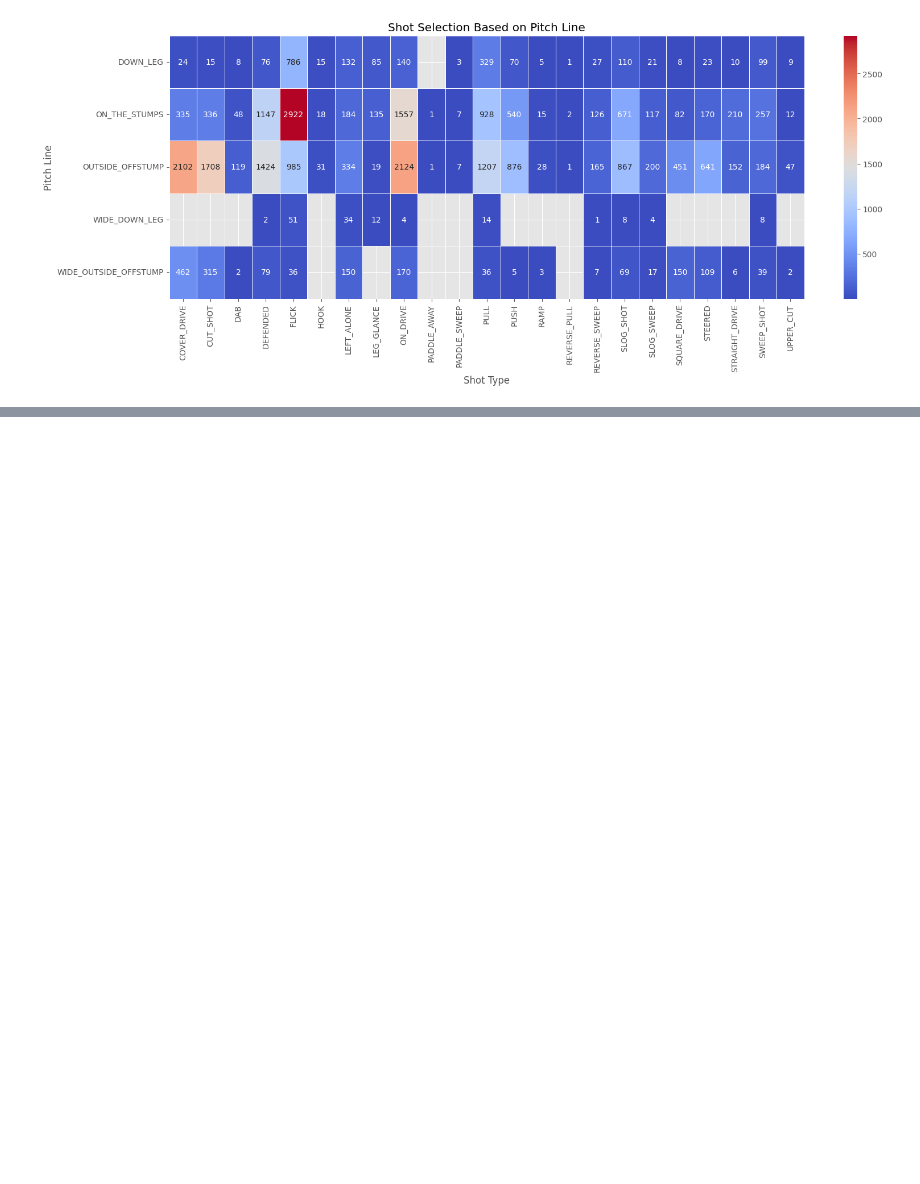
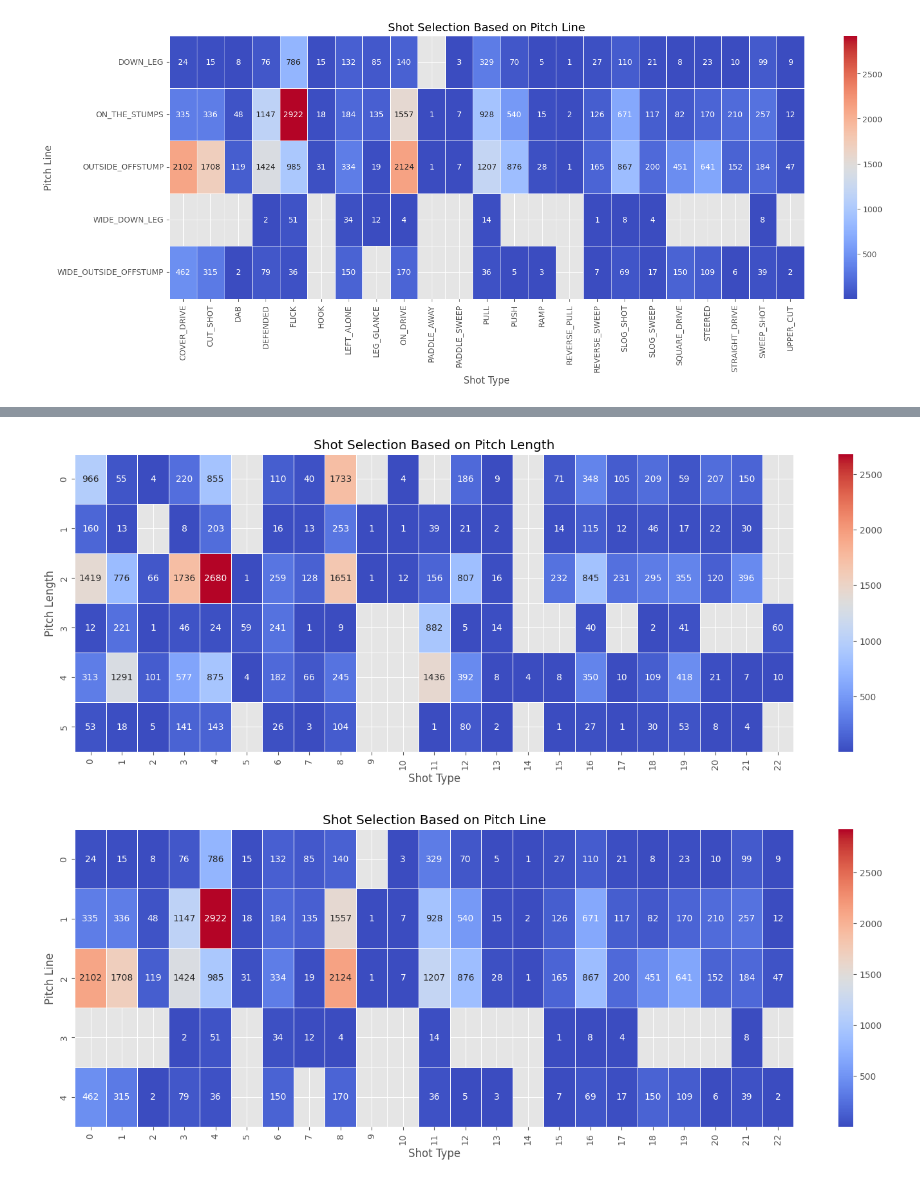
Before and after one commit to Dhanushdevireddy/Bowling-Strategy-Optimization-in-Cricket, a Jupyter notebook: EDA for 1st Dataset.ipynb, the cells around one changed output, grey strips where cells are left out. Cells and saved outputs as stored; diff of their text form; code cells hidden in the pictures; blank space fills up the shorter version.

```diff
--- a/EDA for 1st Dataset.ipynb
+++ b/EDA for 1st Dataset.ipynb
@@ -418,0 +432,21 @@ plt.show()
+# %%
+plt.figure(figsize=(18, 6))
+pivot_shot_selection = df_transformed.pivot_table(index='pitchLength', columns='shotType', values='isWicket', aggfunc='count')
+sns.heatmap(pivot_shot_selection, cmap='coolwarm', annot=True, fmt=".0f", linewidths=0.5)
+plt.title('Shot Selection Based on Pitch Length')
+plt.xlabel('Shot Type')
+plt.ylabel('Pitch Length')
+plt.xticks(rotation=90)
+plt.show()
+
+plt.figure(figsize=(18, 6))
+pivot_shot_selection = df_transformed.pivot_table(index='pitchLine', columns='shotType', values='isWicket', aggfunc='count')
+sns.heatmap(pivot_shot_selection, cmap='coolwarm', annot=True, fmt=".0f", linewidths=0.5)
+plt.title('Shot Selection Based on Pitch Line')
+plt.xlabel('Shot Type')
+plt.ylabel('Pitch Line')
+plt.xticks(rotation=90)
+plt.show()
+# %% [output]
+[figure, added]
+[figure, added]
```
Also changed, not shown: parts of 10 cells of this notebook, 3 other files.
